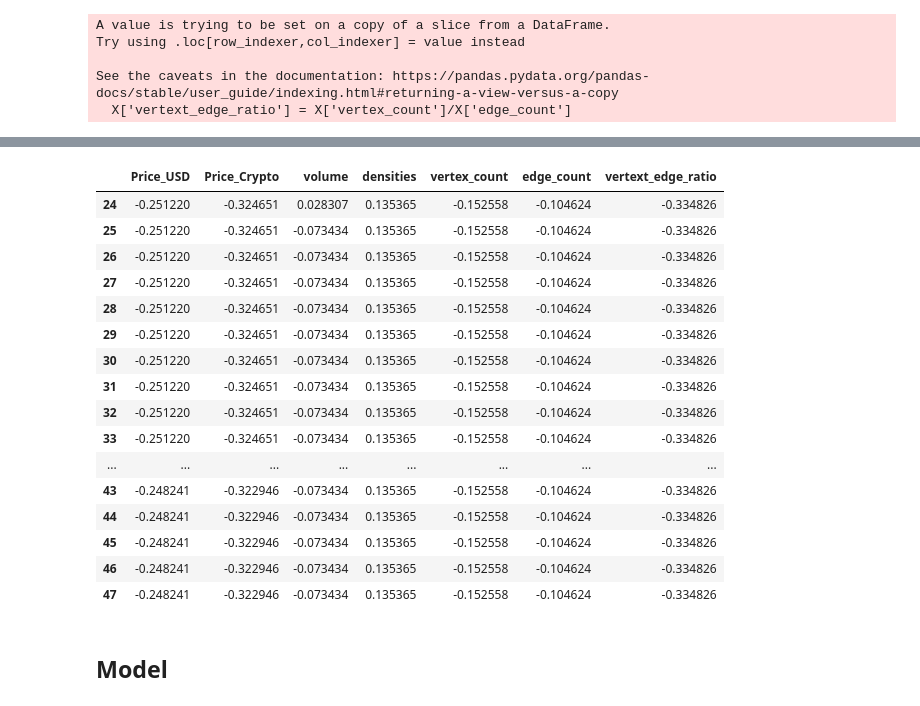
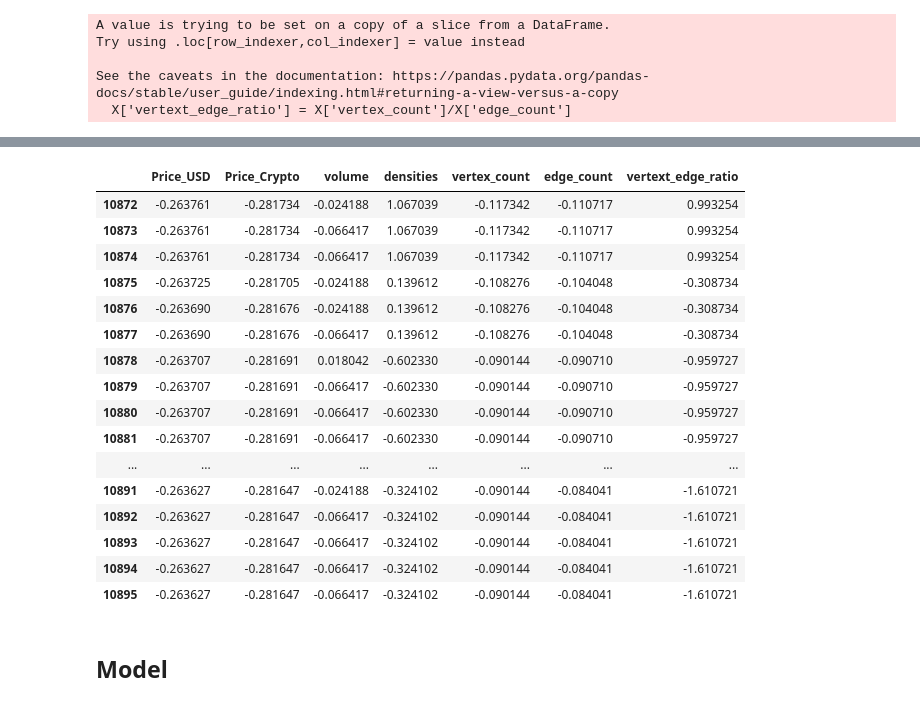
Before and after one commit to olmosjorge28/SMU_MSDS_CAPSTONE_2022, a Jupyter notebook: first_model_jorge.ipynb, the cells around one changed output, grey strips where cells are left out. Saved outputs shown, nothing was run; the diff lists cells and outputs as text; code cells hidden in the pictures.

```diff
--- a/first_model_jorge.ipynb
+++ b/first_model_jorge.ipynb
@@ -96,14 +96,20 @@ def get_all_sequences(all_df):
         X['vertext_edge_ratio'] = X['vertex_count']/X['edge_count']
         sequence_dict = get_daily_sequences(X, y, feature_columns, sequence_dict)
     return sequence_dict
-# %%
-def retrieve_all_train_test_sequences(all_df):
-    train_test_sequences = []
-    all_sequence_dict = get_all_sequences(all_df)
-
-    train_sequences, test_sequences = train_test_split(list(all_sequence_dict.items()),
-                                                       test_size = 0.3,  random_state=1234)
-    return train_sequences, test_sequences
+# %%
+def retrieve_all_train_test_sequences(all_df):
+    train_test_sequences = []
+    all_sequence_dict = list(get_all_sequences(all_df).items())
+
+    x = [sequence for sequence in all_sequence_dict]
+    y = [sequence[1][1] for sequence in all_sequence_dict]
+
+    sss = StratifiedShuffleSplit(n_splits=1, test_size=0.2, random_state=1234)
+
+    for train, test in  sss.split(x, y):
+        X_train = [x[idx] for idx in train]
+        X_test = [x[idx] for idx in test]
+    return X_train, X_test
 # %%
 train_sequences, test_sequences = retrieve_all_train_test_sequences([day1_dataset_1min, day1_dataset_10min,
                                                                      day1_dataset_30min,
@@ -170,23 +176,23 @@ test_values[1][0][3]
 # %%
-train_values[1][0][3]
+train_values[356][0][3]
 # %% [output]
 |  | Price_USD | Price_Crypto | volume | densities | vertex_count | edge_count | vertext_edge_ratio |
-| 24 | -0.251220 | -0.324651 | 0.028307 | 0.135365 | -0.152558 | -0.104624 | -0.334826 |
-| 25 | -0.251220 | -0.324651 | -0.073434 | 0.135365 | -0.152558 | -0.104624 | -0.334826 |
-| 26 | -0.251220 | -0.324651 | -0.073434 | 0.135365 | -0.152558 | -0.104624 | -0.334826 |
-| 27 | -0.251220 | -0.324651 | -0.073434 | 0.135365 | -0.152558 | -0.104624 | -0.334826 |
-| 28 | -0.251220 | -0.324651 | -0.073434 | 0.135365 | -0.152558 | -0.104624 | -0.334826 |
-| 29 | -0.251220 | -0.324651 | -0.073434 | 0.135365 | -0.152558 | -0.104624 | -0.334826 |
-| 30 | -0.251220 | -0.324651 | -0.073434 | 0.135365 | -0.152558 | -0.104624 | -0.334826 |
-| 31 | -0.251220 | -0.324651 | -0.073434 | 0.135365 | -0.152558 | -0.104624 | -0.334826 |
-| 32 | -0.251220 | -0.324651 | -0.073434 | 0.135365 | -0.152558 | -0.104624 | -0.334826 |
-| 33 | -0.251220 | -0.324651 | -0.073434 | 0.135365 | -0.152558 | -0.104624 | -0.334826 |
+| 10872 | -0.263761 | -0.281734 | -0.024188 | 1.067039 | -0.117342 | -0.110717 | 0.993254 |
+| 10873 | -0.263761 | -0.281734 | -0.066417 | 1.067039 | -0.117342 | -0.110717 | 0.993254 |
+| 10874 | -0.263761 | -0.281734 | -0.066417 | 1.067039 | -0.117342 | -0.110717 | 0.993254 |
+| 10875 | -0.263725 | -0.281705 | -0.024188 | 0.139612 | -0.108276 | -0.104048 | -0.308734 |
+| 10876 | -0.263690 | -0.281676 | -0.024188 | 0.139612 | -0.108276 | -0.104048 | -0.308734 |
+| 10877 | -0.263690 | -0.281676 | -0.066417 | 0.139612 | -0.108276 | -0.104048 | -0.308734 |
+| 10878 | -0.263707 | -0.281691 | 0.018042 | -0.602330 | -0.090144 | -0.090710 | -0.959727 |
+| 10879 | -0.263707 | -0.281691 | -0.066417 | -0.602330 | -0.090144 | -0.090710 | -0.959727 |
+| 10880 | -0.263707 | -0.281691 | -0.066417 | -0.602330 | -0.090144 | -0.090710 | -0.959727 |
+| 10881 | -0.263707 | -0.281691 | -0.066417 | -0.602330 | -0.090144 | -0.090710 | -0.959727 |
 | ... | ... | ... | ... | ... | ... | ... | ... |
-| 43 | -0.248241 | -0.322946 | -0.073434 | 0.135365 | -0.152558 | -0.104624 | -0.334826 |
-| 44 | -0.248241 | -0.322946 | -0.073434 | 0.135365 | -0.152558 | -0.104624 | -0.334826 |
-| 45 | -0.248241 | -0.322946 | -0.073434 | 0.135365 | -0.152558 | -0.104624 | -0.334826 |
-| 46 | -0.248241 | -0.322946 | -0.073434 | 0.135365 | -0.152558 | -0.104624 | -0.334826 |
-| 47 | -0.248241 | -0.322946 | -0.073434 | 0.135365 | -0.152558 | -0.104624 | -0.334826 |
+| 10891 | -0.263627 | -0.281647 | -0.024188 | -0.324102 | -0.090144 | -0.084041 | -1.610721 |
+| 10892 | -0.263627 | -0.281647 | -0.066417 | -0.324102 | -0.090144 | -0.084041 | -1.610721 |
+| 10893 | -0.263627 | -0.281647 | -0.066417 | -0.324102 | -0.090144 | -0.084041 | -1.610721 |
+| 10894 | -0.263627 | -0.281647 | -0.066417 | -0.324102 | -0.090144 | -0.084041 | -1.610721 |
+| 10895 | -0.263627 | -0.281647 | -0.066417 | -0.324102 | -0.090144 | -0.084041 | -1.610721 |
 # %% [markdown]
 ## Model
 # %%
```
Also changed, not shown: parts of 11 cells of this notebook.
